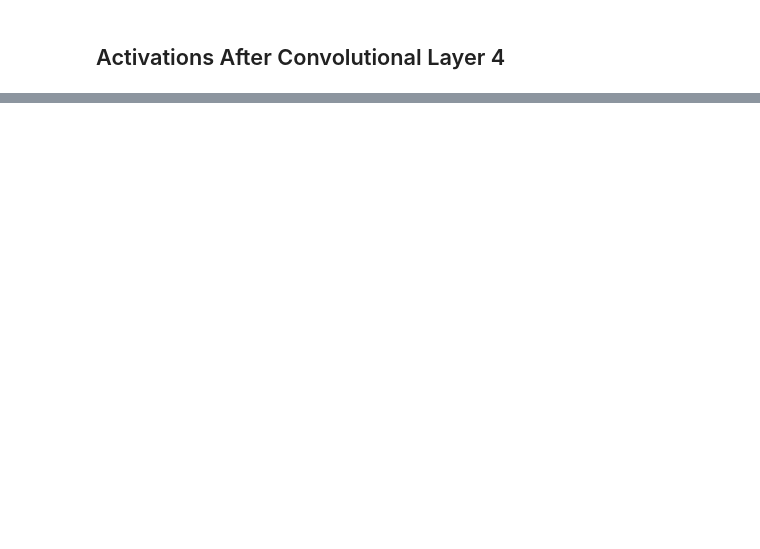
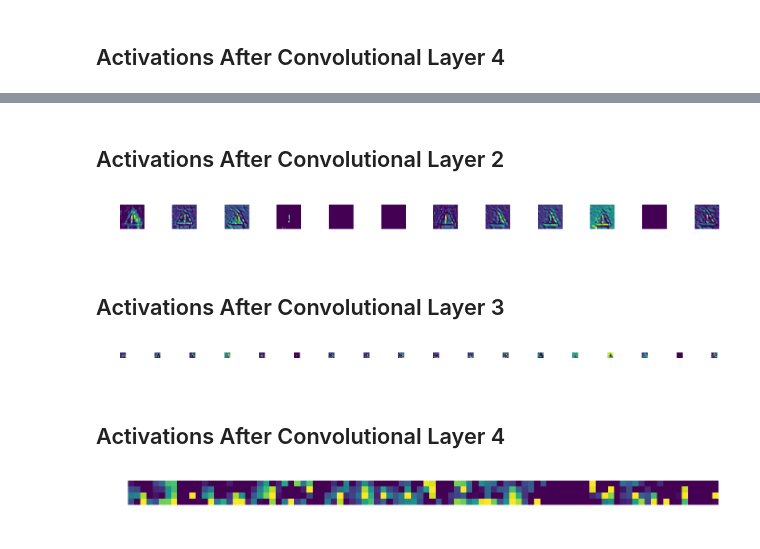
Before and after one commit to avinashjairam/Exploring-Neural-Networks, a Jupyter notebook: HW 3/prob 2/results_visualize_activations.ipynb, the cells around one changed output, grey strips where cells are left out. Saved outputs shown, nothing was run; the diff lists cells and outputs as text; code cells hidden in the pictures; blank space fills up the shorter version.

```diff
--- a/HW 3/prob 2/results_visualize_activations.ipynb
+++ b/HW 3/prob 2/results_visualize_activations.ipynb
@@ -130,0 +151,18 @@ plot_activations(out4)
+# %% [markdown]
+## Activations After Convolutional Layer 2
+# %%
+plot_activations(out2)
+# %% [output]
+[figure, added]
+# %% [markdown]
+## Activations After Convolutional Layer 3
+# %%
+plot_activations(out3)
+# %% [output]
+[figure, added]
+# %% [markdown]
+## Activations After Convolutional Layer 4
+# %%
+plot_activations(out4)
+# %% [output]
+[figure, added]
```
Also changed, not shown: parts of 16 cells of this notebook.
